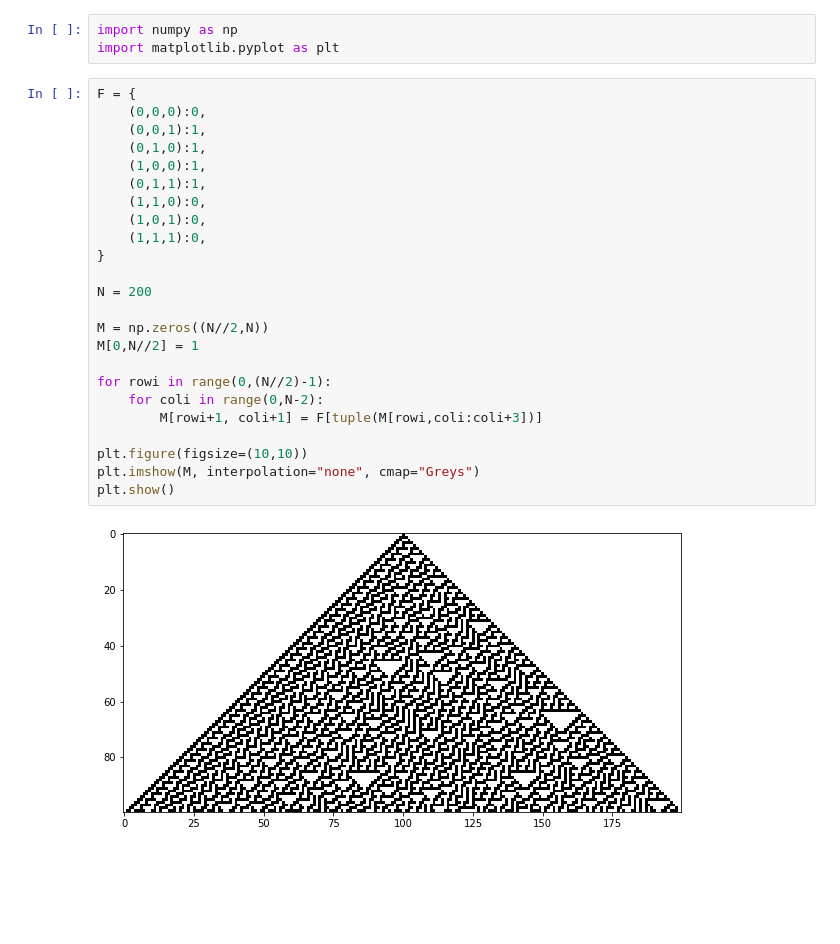
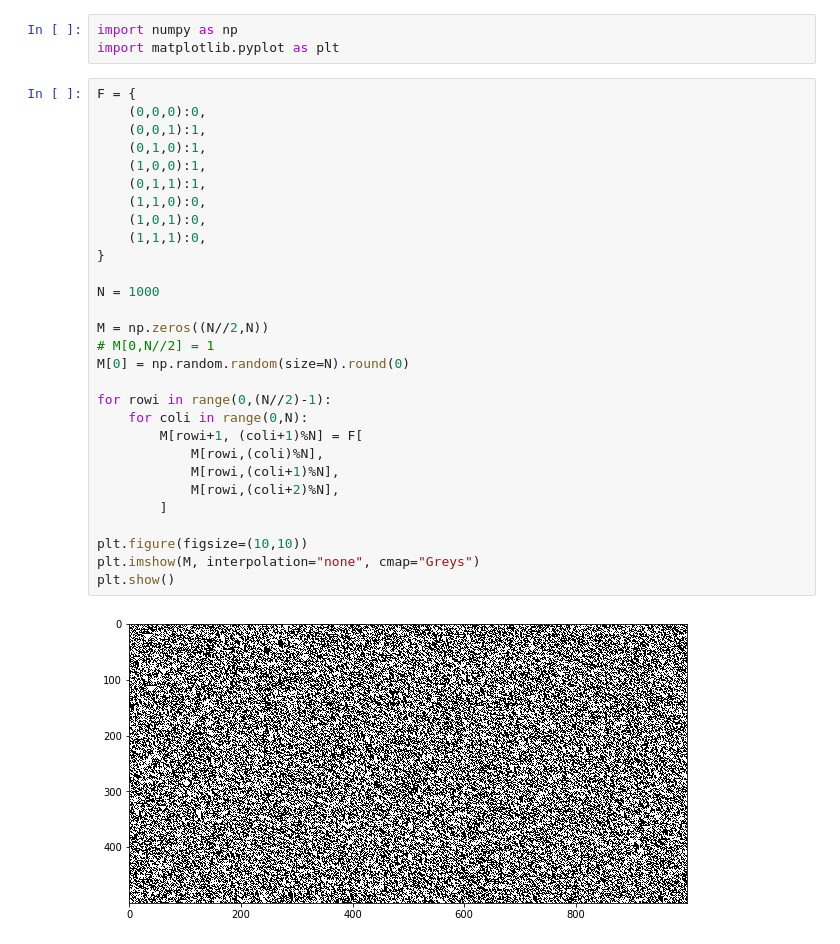
Before and after one commit to charelF/ComplexSystems, a Jupyter notebook: charel/CA.ipynb, the cells around one changed output. Saved outputs shown, nothing was run; the diff lists cells and outputs as text; blank space fills up the shorter version.

```diff
--- a/charel/CA.ipynb
+++ b/charel/CA.ipynb
@@ -4,26 +4,31 @@ import matplotlib.pyplot as plt
 # %%
 F = {
     (0,0,0):0,
     (0,0,1):1,
     (0,1,0):1,
     (1,0,0):1,
     (0,1,1):1,
     (1,1,0):0,
     (1,0,1):0,
     (1,1,1):0,
 }
 
-N = 200
+N = 1000
 
 M = np.zeros((N//2,N))
-M[0,N//2] = 1
+# M[0,N//2] = 1
+M[0] = np.random.random(size=N).round(0)
 
 for rowi in range(0,(N//2)-1):
-    for coli in range(0,N-2):
-        M[rowi+1, coli+1] = F[tuple(M[rowi,coli:coli+3])]
+    for coli in range(0,N):
+        M[rowi+1, (coli+1)%N] = F[
+            M[rowi,(coli)%N],
+            M[rowi,(coli+1)%N],
+            M[rowi,(coli+2)%N],
+        ]
 
 plt.figure(figsize=(10,10))
 plt.imshow(M, interpolation="none", cmap="Greys")
 plt.show()
 # %% [output]
-[figure, old version]
+[figure, new version]
```
